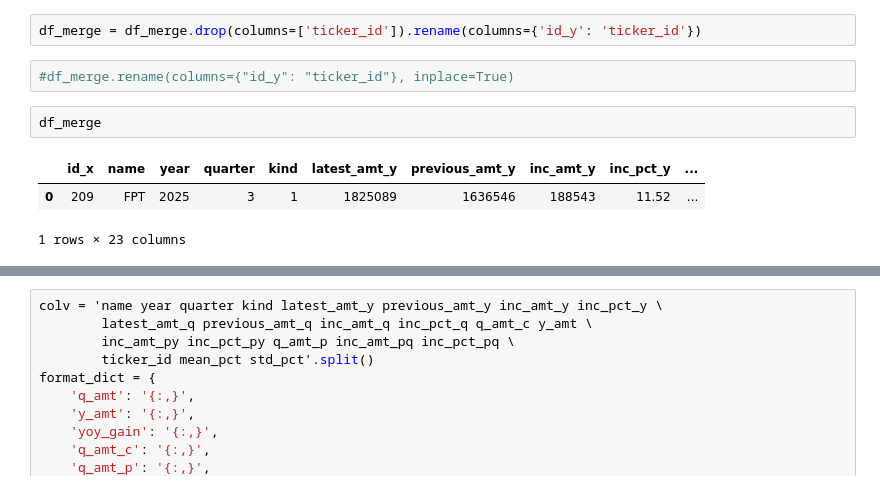
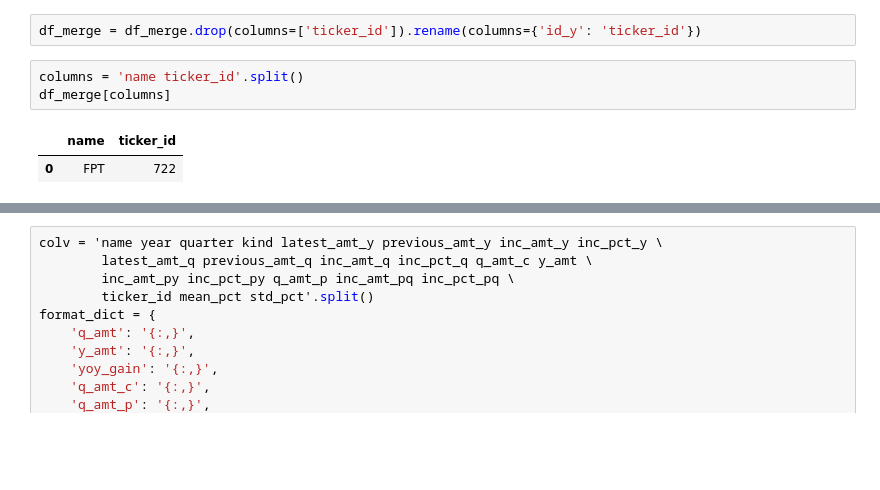
Before and after one commit to santimcs/A5, a Jupyter notebook: Quarterly/345-Export Profits from PortLt to PortMy.ipynb, the cells around one changed output, grey strips where cells are left out. Cells and saved outputs as stored; diff of their text form; blank space fills up the shorter version.

```diff
--- a/Quarterly/345-Export Profits from PortLt to PortMy.ipynb
+++ b/Quarterly/345-Export Profits from PortLt to PortMy.ipynb
@@ -200,11 +203,9 @@ df_merge
 1 rows × 24 columns
 # %%
 df_merge = df_merge.drop(columns=['ticker_id']).rename(columns={'id_y': 'ticker_id'})
-# %%
-#df_merge.rename(columns={"id_y": "ticker_id"}, inplace=True)
 # %%
-df_merge
+columns = 'name ticker_id'.split()
+df_merge[columns]
 # %% [output]
-|  | id_x | name | year | quarter | kind | latest_amt_y | previous_amt_y | inc_amt_y | inc_pct_y | ... |
-| 0 | 209 | FPT | 2025 | 3 | 1 | 1825089 | 1636546 | 188543 | 11.52 | ... |
+|  | name | ticker_id |
+| 0 | FPT | 722 |
-1 rows × 23 columns
```
Also changed, not shown: parts of 17 cells of this notebook.
